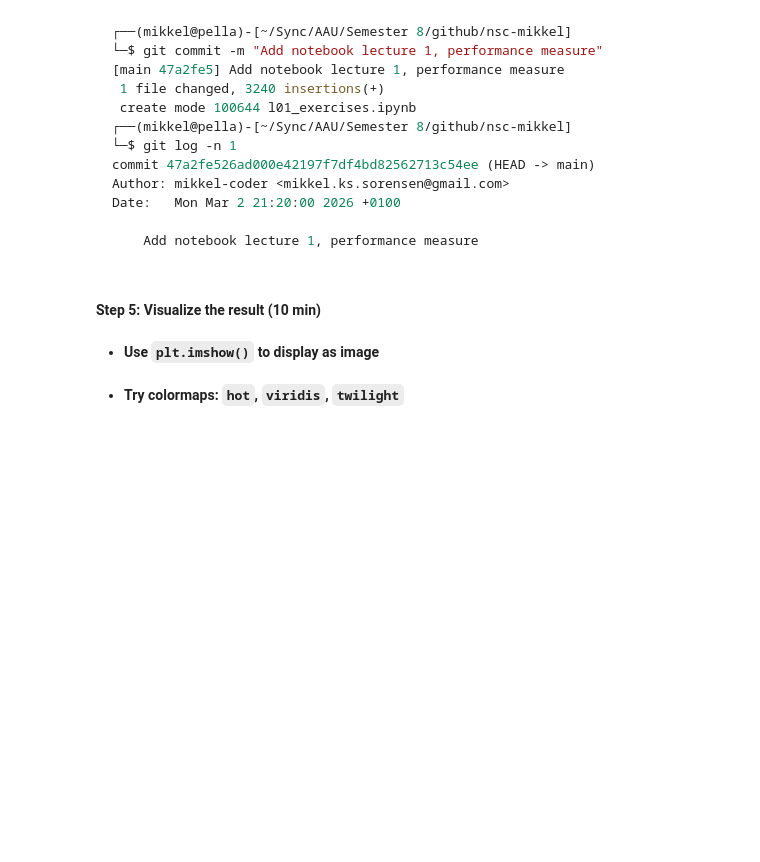
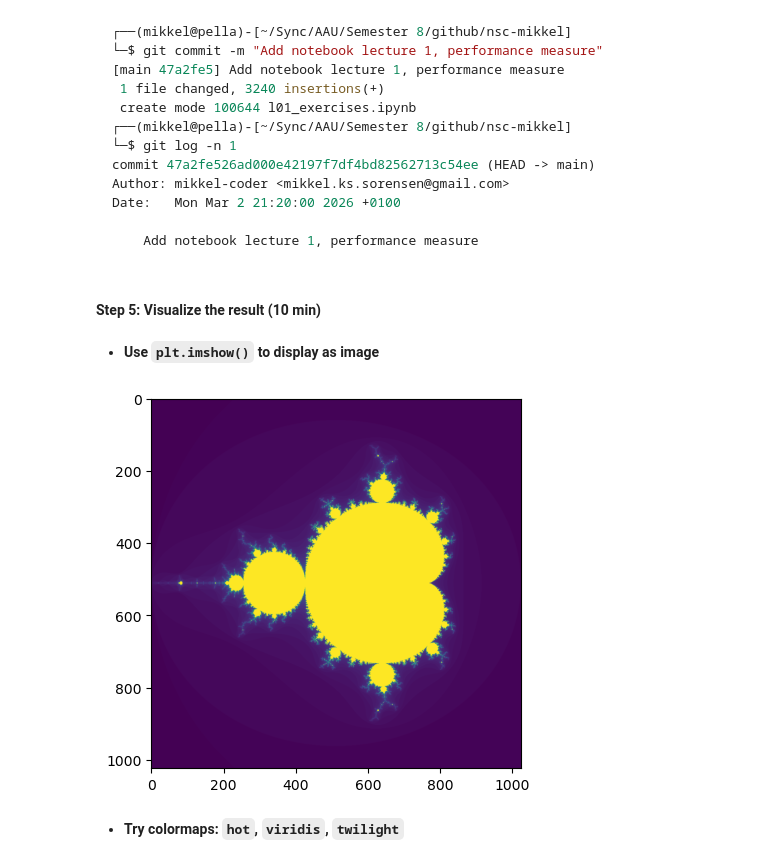
Before and after one commit to NDS8-TCP/nsc-mikkel, a Jupyter notebook: l01_exercises.ipynb, the cells around one changed output. Drawn from its saved outputs; the diff is of its cells as text; code cells hidden in the pictures; blank space fills up the shorter version.

```diff
--- a/l01_exercises.ipynb
+++ b/l01_exercises.ipynb
@@ -781,5 +781,14 @@ Date:   Mon Mar 2 21:20:00 2026 +0100
 #### ****Step 5:** Visualize the result (10 min)**
 # %% [markdown]
 - **Use `plt.imshow()` to display as image**
+# %%
+import numpy as np
+import matplotlib.pyplot as plt
+
+
+plt.imshow(np.array(image))
+plt.show()
+# %% [output]
+[figure, added]
 # %% [markdown]
 - **Try colormaps: `hot`, `viridis`, `twilight`**
```
Also changed, not shown: parts of 11 cells of this notebook, 4 other files.
